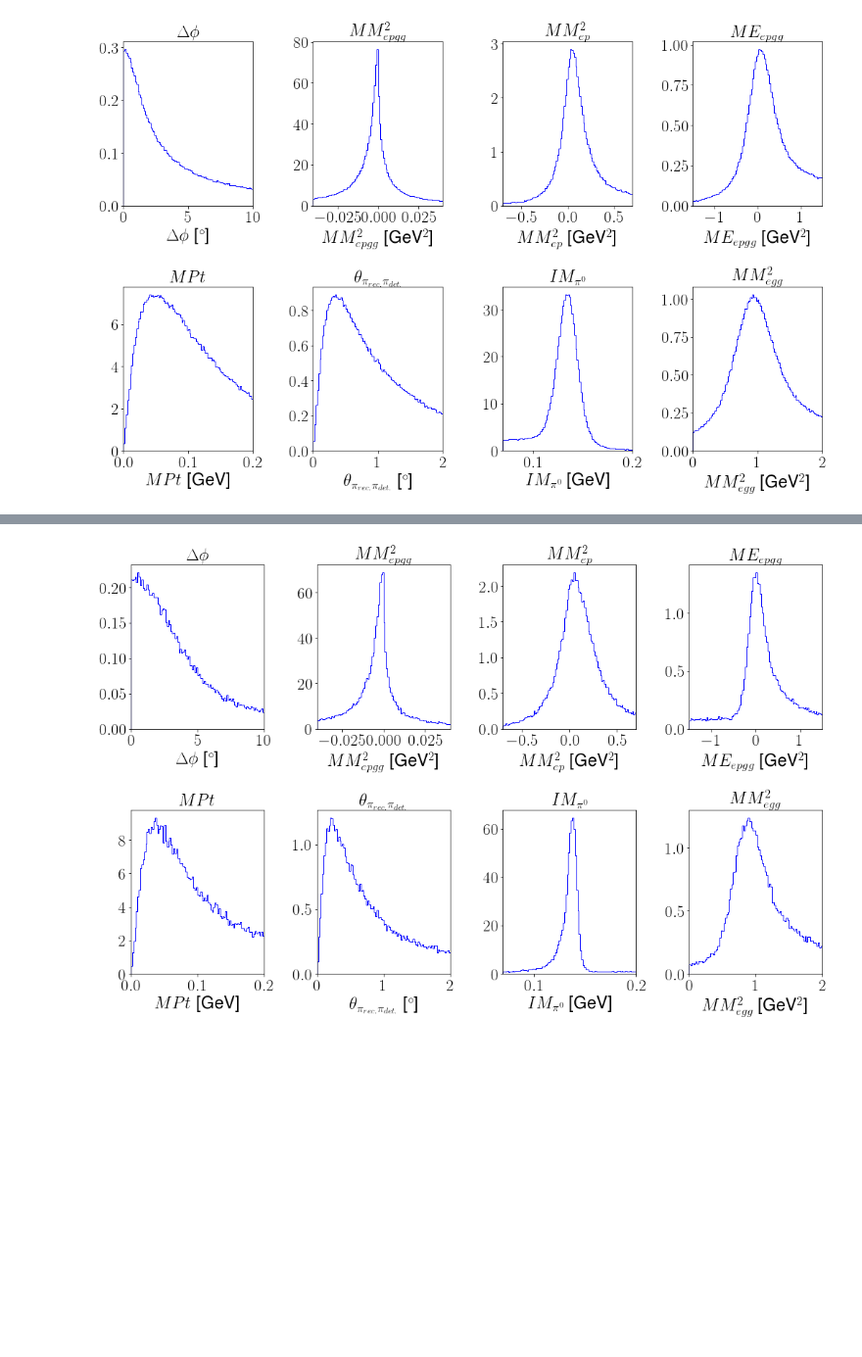
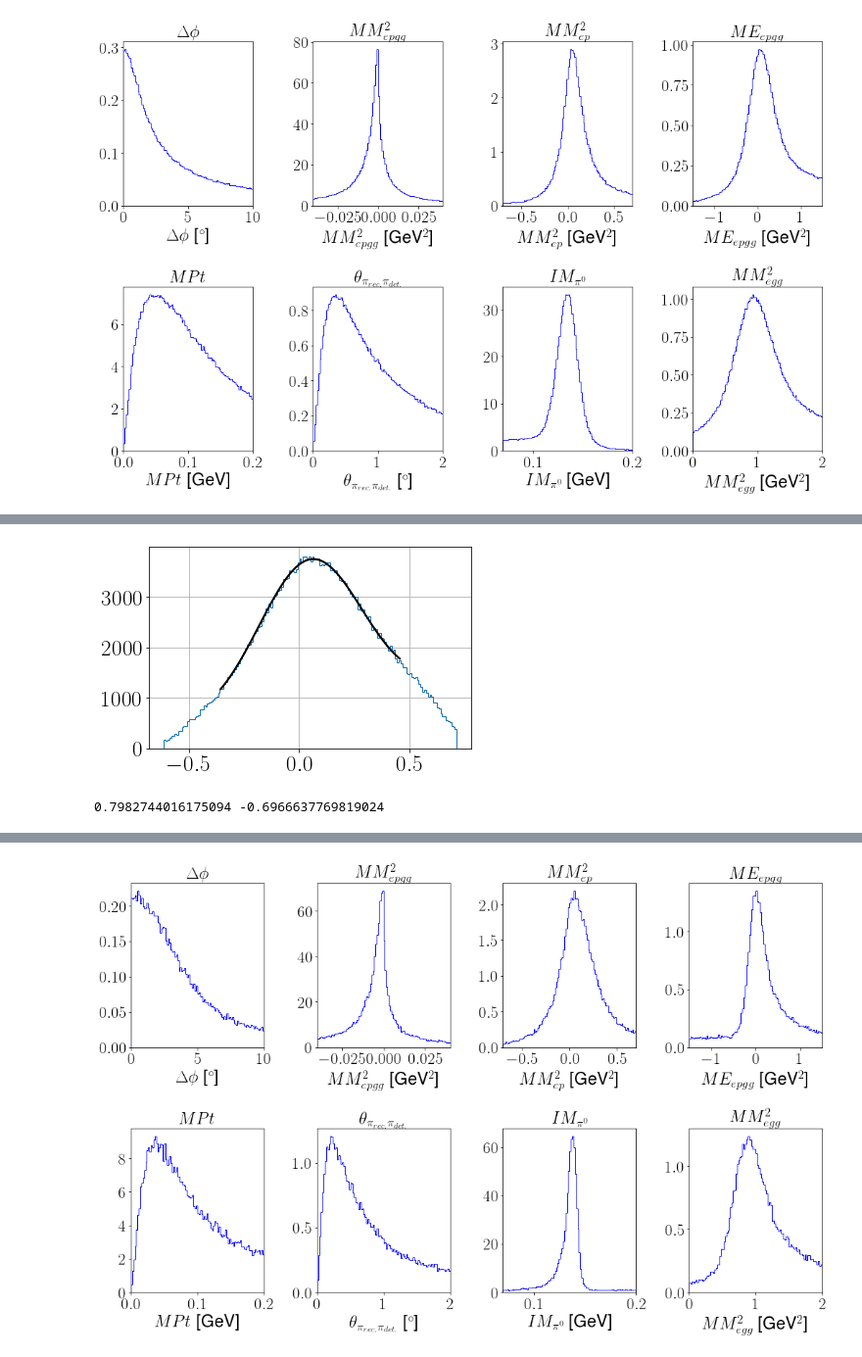
Before and after one commit to Sangbaek/clas12DVCS, a Jupyter notebook: refining_cuts.ipynb, the cells around one changed output, grey strips where cells are left out. Shown at 98% size. Cells and saved outputs as stored; diff of their text form; code cells hidden in the pictures; blank space fills up the shorter version.

```diff
--- a/refining_cuts.ipynb
+++ b/refining_cuts.ipynb
@@ -3193,0 +3304,26 @@ len(pi0SimInbCD)
+# %%
+pi0SimInbCD = pi0SimInbCD.loc[(pi0SimInbCD.MM2_egg<1.853) & (pi0SimInbCD.MM2_egg>0.0307)]
+# %%
+pvalue_opt = 0
+for i in range(0, 10):
+    if i == 0:
+        dist, bins = np.histogram(pi0SimInbCD.ME_epgg, bins = np.linspace(-1, 1, 101))
+    else:
+        dist, bins = np.histogram(pi0SimInbCD.ME_epgg, bins = np.linspace(lb, ub, 101))
+    bincenters = np.array([0.5 * (bins[i] + bins[i + 1]) for i in range(len(bins) - 1)])
+    hist = dist/np.sum(dist)/np.diff(bincenters)[0]
+    res_lsq = least_squares(lstsq_normfit, [0.13, 0.05, 0, 0, 0], args=(bincenters, hist))
+    loc, scale, a, b, c = res_lsq.x
+    lb = norm.ppf(0.05, loc = loc, scale = scale)
+    ub = norm.ppf(0.95, loc = loc, scale = scale)
+    pvalue, chi2fit, dof = probFit(dist, bins,  normfit(res_lsq.x, bincenters), res_lsq)
+    print(pvalue, chi2fit, dof)
+    if pvalue>pvalue_opt:
+        pvalue_opt = pvalue
+        bins_opt = bins
+        bincenters_opt = bincenters
+        params_opt = res_lsq.x
+        lb_opt = lb
+        ub_opt = ub
+        dist_opt = dist
+        print(params_opt, lb, ub, pvalue)
@@ -3193,0 +3345,14 @@ len(pi0SimInbCD)
+# %%
+pi0SimInbCD.ME_epgg.hist(bins = extendedBins(bins_opt, 30, 30), histtype = 'step')
+
+# df = 4.5
+# scale = 0.065
+# x = np.linspace(-0.4, 0.4, 100)
+plt.plot(bincenters_opt, normfit(params_opt, bincenters_opt)*np.sum(dist_opt)*np.diff(bincenters_opt)[0], 'k-', lw=2, label='frozen pdf')
+plt.show()
+# %% [output]
+[figure, added]
+# %%
+print(loc+3*scale, loc-3*scale)
+# %% [output]
+0.7982744016175094 -0.6966637769819024
```
Also changed, not shown: parts of 165 cells of this notebook.
